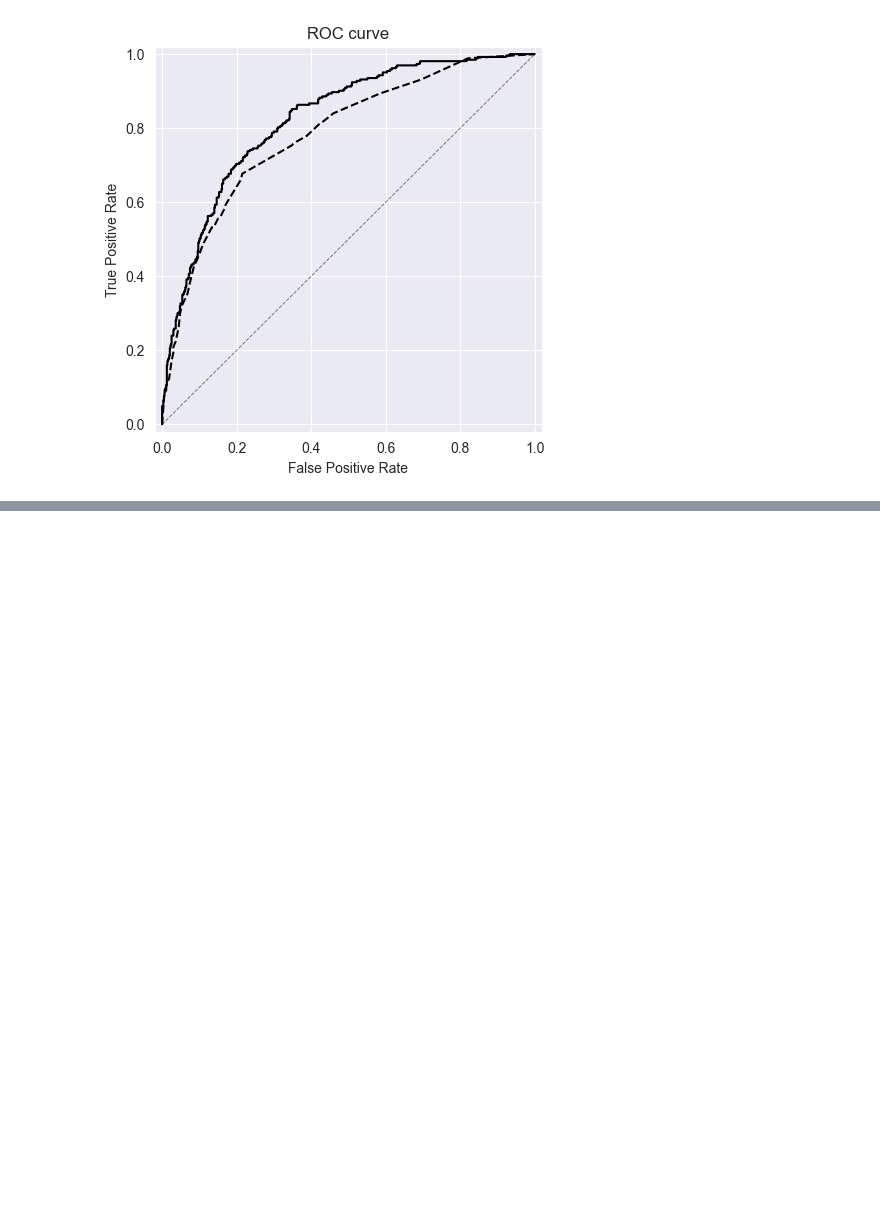
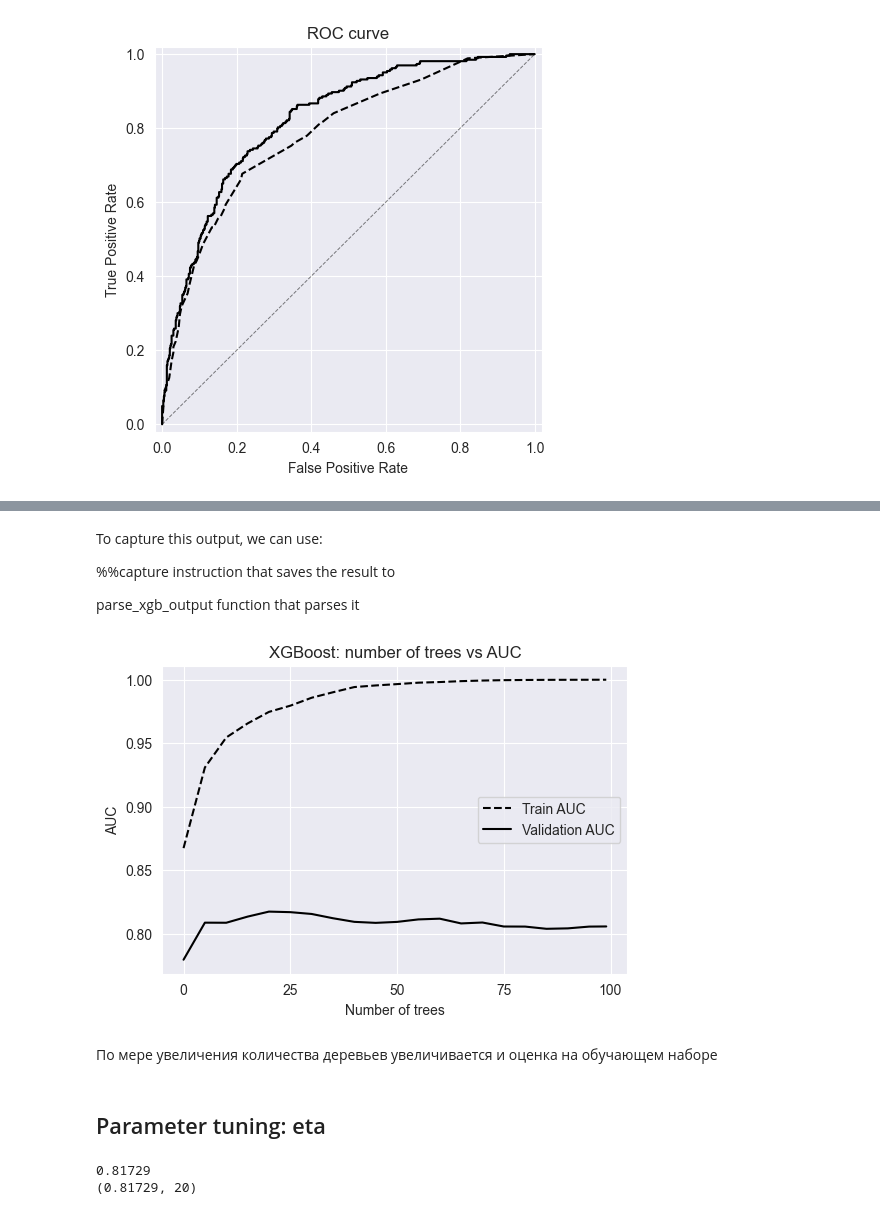
Before and after one commit to EgorSinitsyn/ML_BookCamp, a Jupyter notebook: [Classification]/Logistic_regression/D_Tree + R_Forest + XGBoost/chapter-06-CreditScoring.ipynb, the cells around one changed output, grey strips where cells are left out. Saved outputs shown, nothing was run; the diff lists cells and outputs as text; code cells hidden in the pictures; blank space fills up the shorter version.

```diff
--- a/[Classification]/Logistic_regression/D_Tree + R_Forest + XGBoost/chapter-06-CreditScoring.ipynb
+++ b/[Classification]/Logistic_regression/D_Tree + R_Forest + XGBoost/chapter-06-CreditScoring.ipynb
@@ -699,0 +775,7 @@ plt.show()
+# %% [markdown]
+To capture this output, we can use:
+
+
+%%capture instruction that saves the result to
+
+parse_xgb_output function that parses it
@@ -699,0 +788,42 @@ plt.show()
+# %%
+def parse_xgb_output(output):
+    tree = []
+    aucs_train = []
+    aucs_val = []
+
+    for line in output.stdout.strip().split('\n'):
+        it_line, train_line, val_line = line.split('\t')
+
+        it = int(it_line.strip('[]'))
+        train = float(train_line.split(':')[1])
+        val = float(val_line.split(':')[1])
+
+        tree.append(it)
+        aucs_train.append(train)
+        aucs_val.append(val)
+
+    return tree, aucs_train, aucs_val
+# %%
+tree, aucs_train, aucs_val = parse_xgb_output(output)
+# %%
+plt.figure(figsize=(6, 4))
+
+plt.plot(tree, aucs_train, color='black', linestyle='dashed', label='Train AUC')
+plt.plot(tree, aucs_val, color='black', linestyle='solid', label='Validation AUC')
+plt.xticks(range(0, 101, 25))
+
+plt.legend()
+
+plt.title('XGBoost: number of trees vs AUC')
+plt.xlabel('Number of trees')
+plt.ylabel('AUC')
+
+# plt.savefig('ch06-figures/06_xgb_default.svg')
+
+plt.show()
+# %% [output]
+[figure, added]
+# %% [markdown]
+По мере увеличения количества деревьев увеличивается и оценка на обучающем наборе
+# %% [markdown]
+## Parameter tuning: eta
@@ -699,0 +847,7 @@ plt.show()
+# %%
+tree, _, aucs_val_eta_03 = parse_xgb_output(output)
+print(max(aucs_val_eta_03))
+print(max(zip(aucs_val_eta_03, tree)))
+# %% [output]
+0.81729
+(0.81729, 20)
```
Also changed, not shown: parts of 44 cells of this notebook, 1 other file.
